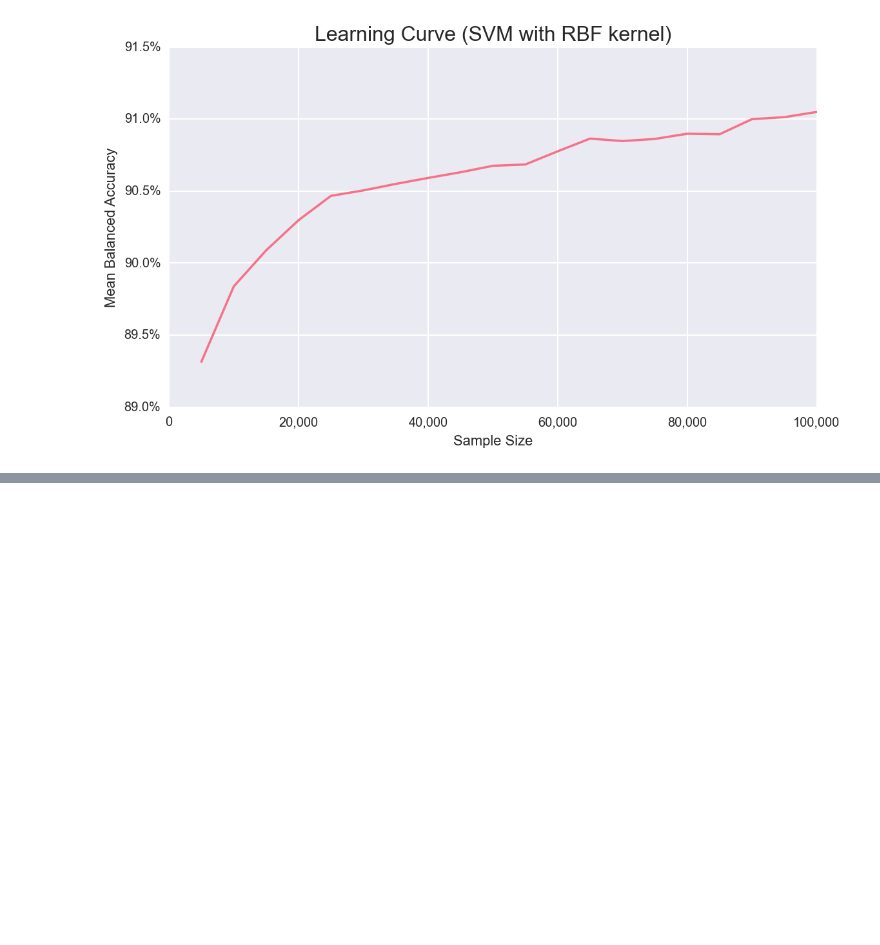
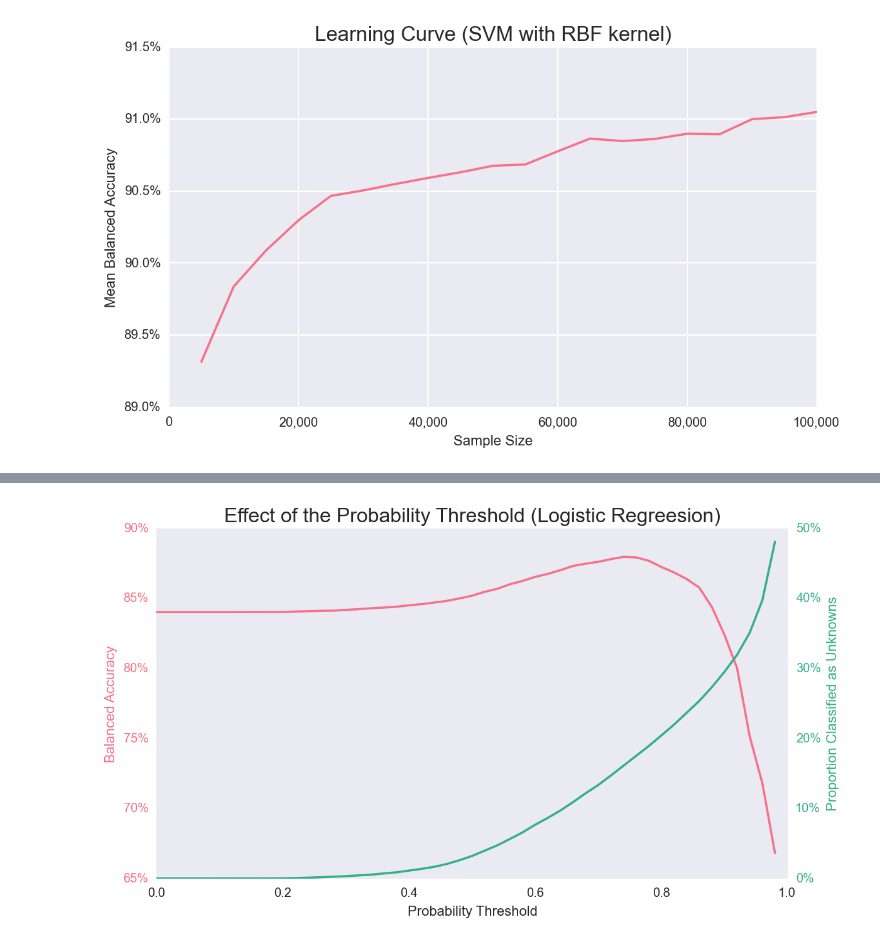
Before and after one commit to chengsoonong/mclass-sky, a Jupyter notebook: sdss_classification.ipynb, the cells around one changed output, grey strips where cells are left out. Drawn from its saved outputs; the diff is of its cells as text; code cells hidden in the pictures; blank space fills up the shorter version.

```diff
--- a/sdss_classification.ipynb
+++ b/sdss_classification.ipynb
@@ -132,0 +229,25 @@ plot_learning_curve(sample_sizes, lc_accuracy_test, "Learning Curve (SVM with RB
+# %%
+sns.set_style("dark")
+fig, ax1 = plt.subplots(figsize=(9, 5))
+colour1 = sns.color_palette()[0]
+colour2 = sns.color_palette()[3]
+
+ax1.plot(thresholds_logistic, accuracies_logistic, color=colour1)
+ax1.set_xlabel('Probability Threshold')
+ax1.set_title('Effect of the Probability Threshold (Logistic Regreesion)')
+format_as_percent = lambda x, pos: "{:.0f}%".format(x * 100)
+ax1.get_yaxis().set_major_formatter(FuncFormatter(format_as_percent))
+ax1.set_ylabel('Balanced Accuracy', color=colour1)
+for tl in ax1.get_yticklabels():
+    tl.set_color(colour1)
+
+ax2 = ax1.twinx()
+ax2.plot(thresholds_logistic, percent_unknowns_logistic, color=colour2)
+ax2.get_yaxis().set_major_formatter(FuncFormatter(format_as_percent))
+ax2.set_ylabel('Proportion Classified as Unknowns', color=colour2)
+for tl in ax2.get_yticklabels():
+    tl.set_color(colour2)
+
+plt.show()
+# %% [output]
+[figure, added]
```
Also changed, not shown: parts of 11 cells of this notebook, 2 other files.
